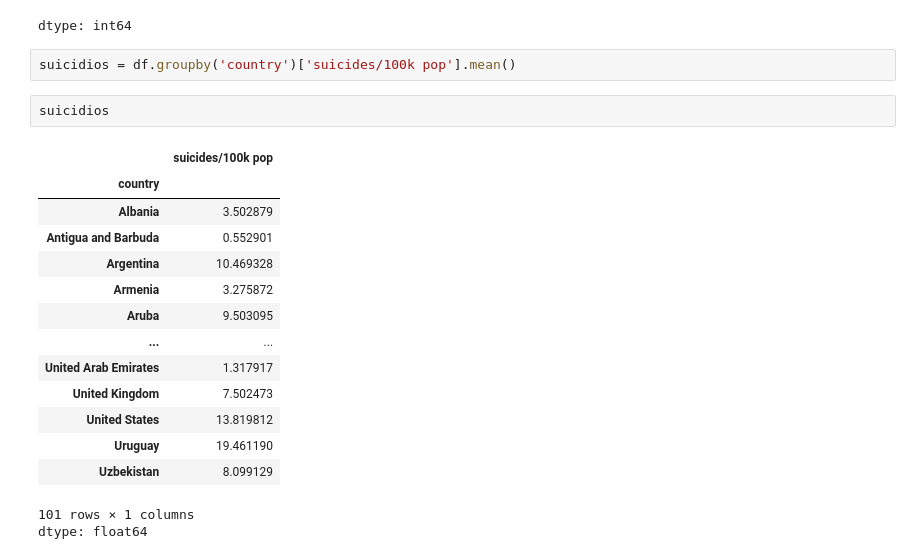
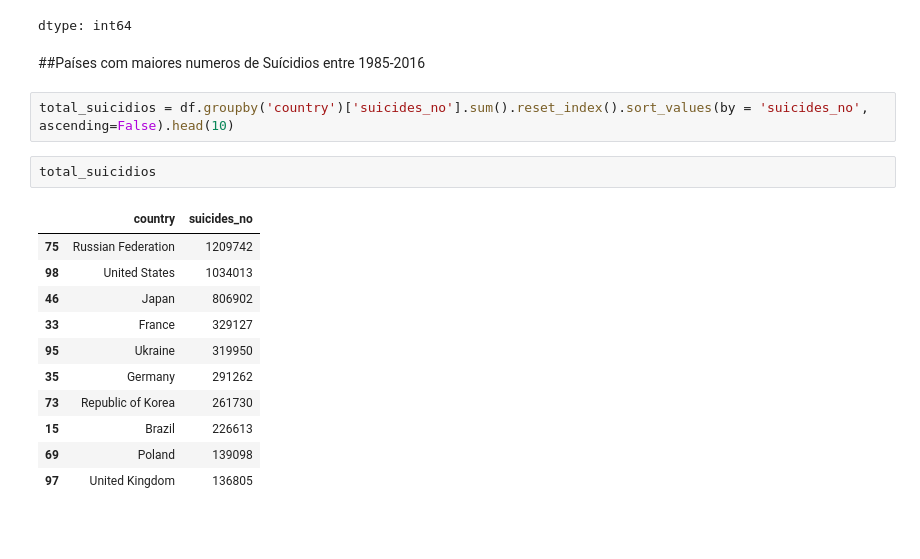
Before and after one commit to Luis-Hauck/Analise_Exploratoria_Suicidios_no_Brasil, a Jupyter notebook: Analise_Exploratoria_de_Dados.ipynb, the cells around one changed output. Cells and saved outputs as stored; diff of their text form; blank space fills up the shorter version.

```diff
--- a/Analise_Exploratoria_de_Dados.ipynb
+++ b/Analise_Exploratoria_de_Dados.ipynb
@@ -71,23 +72,21 @@ df.isnull().sum()
 | gdp_per_capita ($) | 0 |
 | generation | 0 |
 dtype: int64
-# %%
-suicidios = df.groupby('country')['suicides/100k pop'].mean()
-# %%
-suicidios
-# %% [output]
-|  | suicides/100k pop |
-| country |  |
-| Albania | 3.502879 |
-| Antigua and Barbuda | 0.552901 |
-| Argentina | 10.469328 |
-| Armenia | 3.275872 |
-| Aruba | 9.503095 |
-| ... | ... |
-| United Arab Emirates | 1.317917 |
-| United Kingdom | 7.502473 |
-| United States | 13.819812 |
-| Uruguay | 19.461190 |
-| Uzbekistan | 8.099129 |
-101 rows × 1 columns
-dtype: float64
+# %% [markdown]
+##Países com maiores numeros de Suícidios entre 1985-2016
+# %%
+total_suicidios = df.groupby('country')['suicides_no'].sum().reset_index().sort_values(by = 'suicides_no', ascending=False).head(10)
+# %%
+total_suicidios
+# %% [output]
+|  | country | suicides_no |
+| 75 | Russian Federation | 1209742 |
+| 98 | United States | 1034013 |
+| 46 | Japan | 806902 |
+| 33 | France | 329127 |
+| 95 | Ukraine | 319950 |
+| 35 | Germany | 291262 |
+| 73 | Republic of Korea | 261730 |
+| 15 | Brazil | 226613 |
+| 69 | Poland | 139098 |
+| 97 | United Kingdom | 136805 |
```
Also changed, not shown: parts of 4 cells of this notebook.
